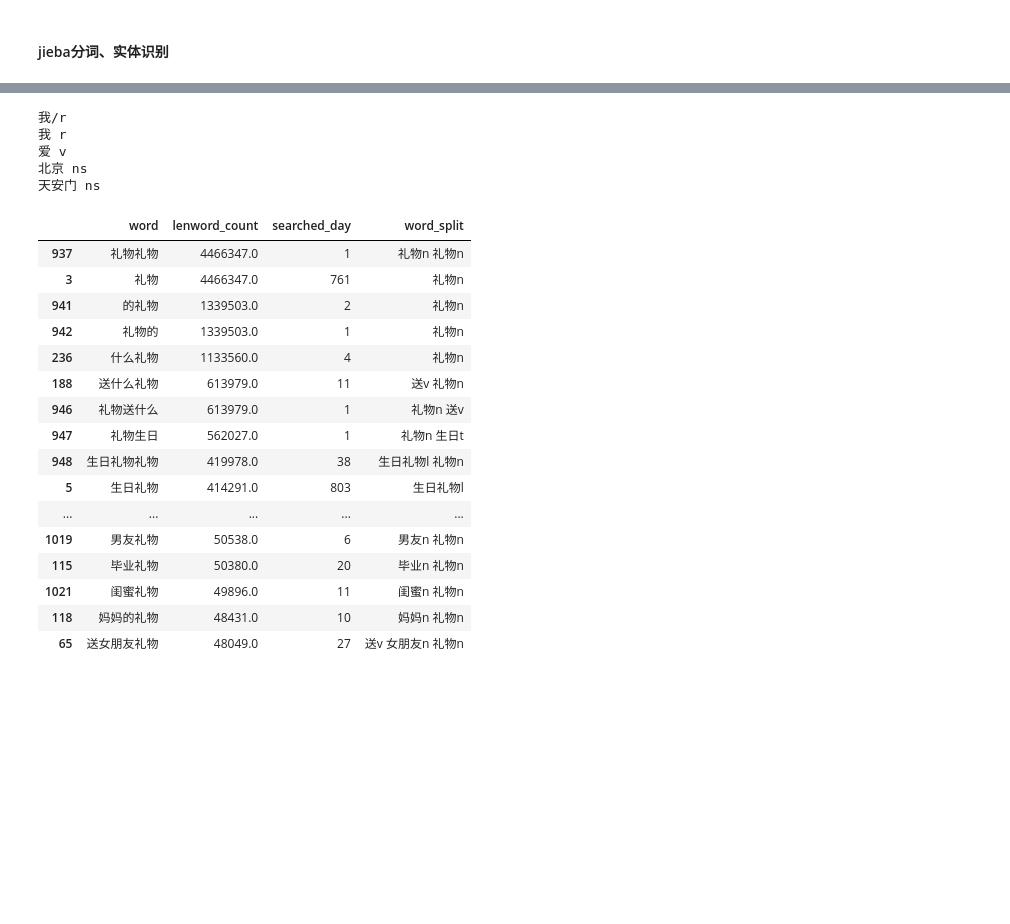
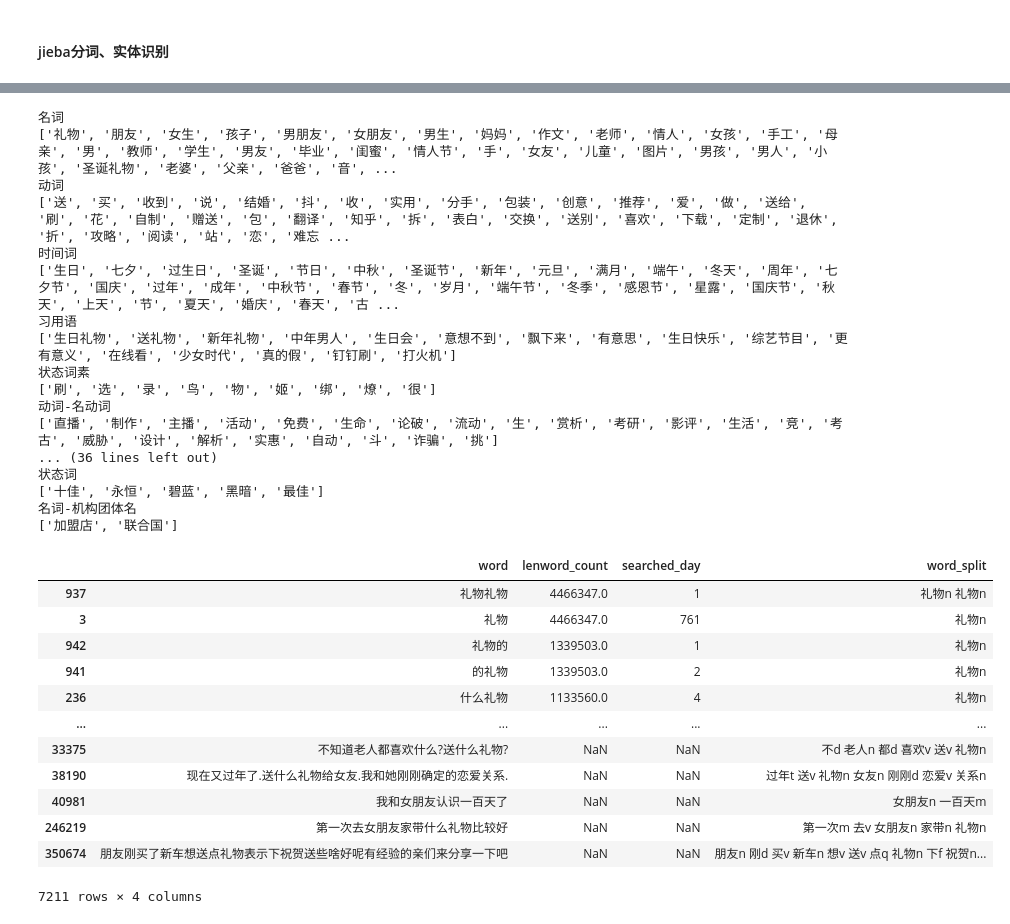
Before and after one commit to soufal/Python_code, a Jupyter notebook: zhihu/Wordzhihu.ipynb, the cells around one changed output, grey strips where cells are left out. Cells and saved outputs as stored; diff of their text form; code cells hidden in the pictures; blank space fills up the shorter version.

```diff
--- a/zhihu/Wordzhihu.ipynb
+++ b/zhihu/Wordzhihu.ipynb
@@ -140,40 +276,53 @@ def move_stopwords(sentence_list, stopwords_list):
             if word != '\t':
                 out_list.append(word)
     return ' '.join(out_list)
-# %%
-words = pseg.lcut("我爱北京天安门") #jieba默认模式
-
-print(words[0])
-for word, flag in words:
-    print('%s %s' % (word, flag))
-# %% [output]
-我/r
-我 r
-爱 v
-北京 ns
-天安门 ns
 # %%
 # 分词并去停用词
-stopwords = get_stopwords_list()
-used_df['word_split'] = used_df['word'].apply(seg_depart, stopwords_list=stopwords)
+stopwords = get_stopwords_list('stopwords_myself.txt')
+flag_dict = {}
+word_split = []
+words_all = []
+used_df['word_split'] = used_df['word'].apply(seg_depart, stopwords_list=stopwords,flag_dict=flag_dict,word_split=word_split,words_all=words_all)
 # used_df['word_split'] = used_df['word_split'].apply(move_stopwords, stopwords_list=stopwords)
 
-used_df.head(60)
+
+# print(flag_dict)
+flag_df = pd.DataFrame()
+
+for k, item in flag_dict.items():
+    print(En2Cn[k])
+    print(item)
 # %% [output]
-|  | word | lenword_count | searched_day | word_split |
-| 937 | 礼物礼物 | 4466347.0 | 1 | 礼物n 礼物n |
-| 3 | 礼物 | 4466347.0 | 761 | 礼物n |
-| 941 | 的礼物 | 1339503.0 | 2 | 礼物n |
-| 942 | 礼物的 | 1339503.0 | 1 | 礼物n |
-| 236 | 什么礼物 | 1133560.0 | 4 | 礼物n |
-| 188 | 送什么礼物 | 613979.0 | 11 | 送v 礼物n |
-| 946 | 礼物送什么 | 613979.0 | 1 | 礼物n 送v |
-| 947 | 礼物生日 | 562027.0 | 1 | 礼物n 生日t |
-| 948 | 生日礼物礼物 | 419978.0 | 38 | 生日礼物l 礼物n |
-| 5 | 生日礼物 | 414291.0 | 803 | 生日礼物l |
-| ... | ... | ... | ... | ... |
-| 1019 | 男友礼物 | 50538.0 | 6 | 男友n 礼物n |
-| 115 | 毕业礼物 | 50380.0 | 20 | 毕业n 礼物n |
-| 1021 | 闺蜜礼物 | 49896.0 | 11 | 闺蜜n 礼物n |
-| 118 | 妈妈的礼物 | 48431.0 | 10 | 妈妈n 礼物n |
-| 65 | 送女朋友礼物 | 48049.0 | 27 | 送v 女朋友n 礼物n |
+名词
+['礼物', '朋友', '女生', '孩子', '男朋友', '女朋友', '男生', '妈妈', '作文', '老师', '情人', '女孩', '手工', '母亲', '男', '教师', '学生', '男友', '毕业', '闺蜜', '情人节', '手', '女友', '儿童', '图片', '男孩', '男人', '小孩', '圣诞礼物', '老婆', '父亲', '爸爸', '音', ...
+动词
+['送', '买', '收到', '说', '结婚', '抖', '收', '实用', '分手', '包装', '创意', '推荐', '爱', '做', '送给', '刷', '花', '自制', '赠送', '包', '翻译', '知乎', '拆', '表白', '交换', '送别', '喜欢', '下载', '定制', '退休', '折', '攻略', '阅读', '站', '恋', '难忘 ...
+时间词
+['生日', '七夕', '过生日', '圣诞', '节日', '中秋', '圣诞节', '新年', '元旦', '满月', '端午', '冬天', '周年', '七夕节', '国庆', '过年', '成年', '中秋节', '春节', '冬', '岁月', '端午节', '冬季', '感恩节', '星露', '国庆节', '秋天', '上天', '节', '夏天', '婚庆', '春天', '古 ...
+习用语
+['生日礼物', '送礼物', '新年礼物', '中年男人', '生日会', '意想不到', '飘下来', '有意思', '生日快乐', '综艺节目', '更有意义', '在线看', '少女时代', '真的假', '钉钉刷', '打火机']
+状态词素
+['刷', '选', '录', '鸟', '物', '姬', '绑', '燎', '很']
+动词-名动词
+['直播', '制作', '主播', '活动', '免费', '生命', '论破', '流动', '生', '赏析', '考研', '影评', '生活', '竞', '考古', '威胁', '设计', '解析', '实惠', '自动', '斗', '诈骗', '挑']
+... (36 lines left out)
+状态词
+['十佳', '永恒', '碧蓝', '黑暗', '最佳']
+名词-机构团体名
+['加盟店', '联合国']
+# %%
+used_df
+# %% [output]
+|  | word | lenword_count | searched_day | word_split |
+| 937 | 礼物礼物 | 4466347.0 | 1 | 礼物n 礼物n |
+| 3 | 礼物 | 4466347.0 | 761 | 礼物n |
+| 942 | 礼物的 | 1339503.0 | 1 | 礼物n |
+| 941 | 的礼物 | 1339503.0 | 2 | 礼物n |
+| 236 | 什么礼物 | 1133560.0 | 4 | 礼物n |
+| ... | ... | ... | ... | ... |
+| 33375 | 不知道老人都喜欢什么?送什么礼物? | NaN | NaN | 不d 老人n 都d 喜欢v 送v 礼物n |
+| 38190 | 现在又过年了.送什么礼物给女友.我和她刚刚确定的恋爱关系. | NaN | NaN | 过年t 送v 礼物n 女友n 刚刚d 恋爱v 关系n |
+| 40981 | 我和女朋友认识一百天了 | NaN | NaN | 女朋友n 一百天m |
+| 246219 | 第一次去女朋友家带什么礼物比较好 | NaN | NaN | 第一次m 去v 女朋友n 家带n 礼物n |
+| 350674 | 朋友刚买了新车想送点礼物表示下祝贺送些啥好呢有经验的亲们来分享一下吧 | NaN | NaN | 朋友n 刚d 买v 新车n 想v 送v 点q 礼物n 下f 祝贺n... |
+7211 rows × 4 columns
```
Also changed, not shown: parts of 36 cells of this notebook, 1 other file.
